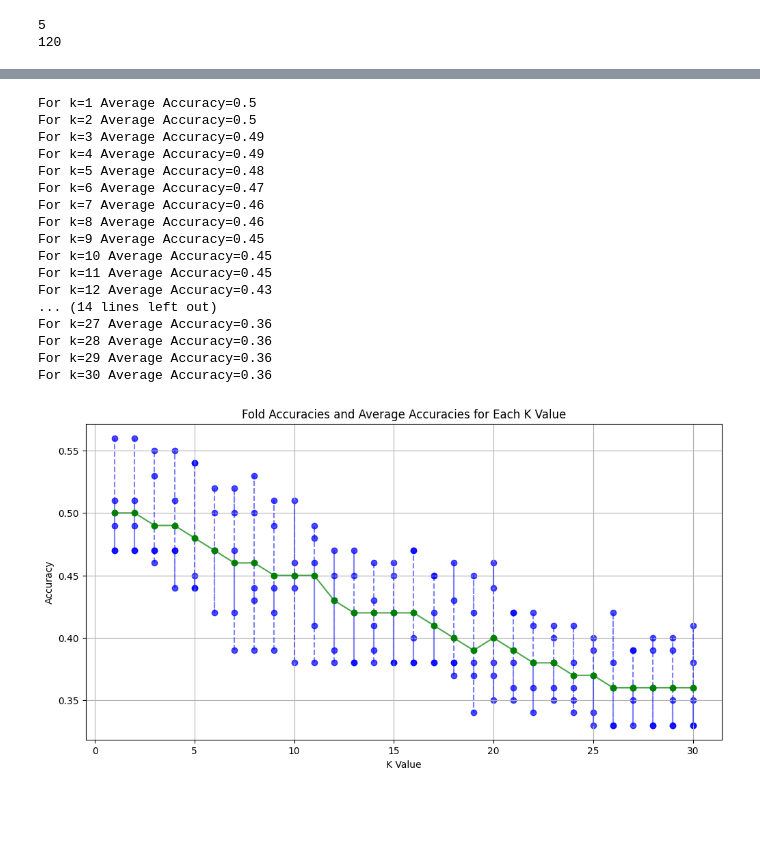
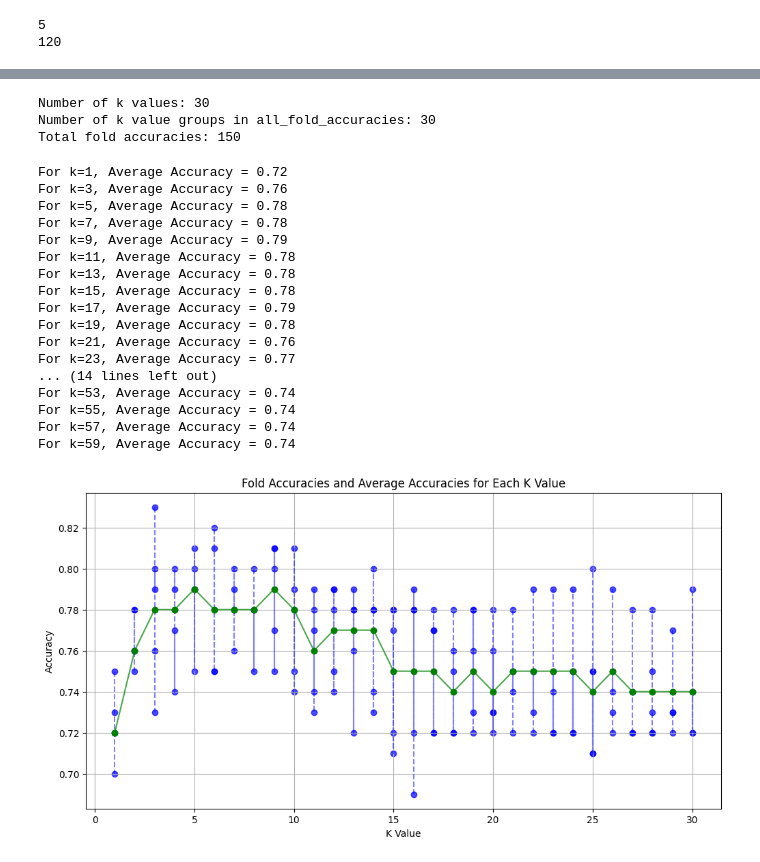
Before and after one commit to sajin-mahmud-arpon/CVPR, a Jupyter notebook: CrossValidationGraph.ipynb, the cells around one changed output, grey strips where cells are left out. Drawn from its saved outputs; the diff is of its cells as text; code cells hidden in the pictures; blank space fills up the shorter version.

```diff
--- a/CrossValidationGraph.ipynb
+++ b/CrossValidationGraph.ipynb
@@ -144,45 +140,56 @@ Total fold accuracies stored: 150
+# %%
+print("Number of k values:", len(average_accuracies))
+print("Number of k value groups in all_fold_accuracies:", len(all_fold_accuracies))
+print("Total fold accuracies:", sum(len(x) for x in all_fold_accuracies))
+# %% [output]
+Number of k values: 30
+Number of k value groups in all_fold_accuracies: 30
+Total fold accuracies: 150
 # %%
 average_accuracies = [round(num,2) for num in average_accuracies]
-fold_accuracies = [round(num,2) for num in fold_accuracies]
+all_fold_accuracies = [[round(num, 2) for num in fold] for fold in all_fold_accuracies]
 
-for k, average_accuracy in enumerate(average_accuracies, start=1):
-    print(f"For k={k} Average Accuracy={average_accuracy}")
+for idx, average_accuracy in enumerate(average_accuracies):
+    k_val = 1 + idx * 2  # Because you're using k from 1 to 30 with step of 2
+    print(f"For k={k_val}, Average Accuracy = {average_accuracy}")
 # %% [output]
-For k=1 Average Accuracy=0.5
-For k=2 Average Accuracy=0.5
-For k=3 Average Accuracy=0.49
-For k=4 Average Accuracy=0.49
-For k=5 Average Accuracy=0.48
-For k=6 Average Accuracy=0.47
-For k=7 Average Accuracy=0.46
-For k=8 Average Accuracy=0.46
-For k=9 Average Accuracy=0.45
-For k=10 Average Accuracy=0.45
-For k=11 Average Accuracy=0.45
-For k=12 Average Accuracy=0.43
+For k=1, Average Accuracy = 0.72
+For k=3, Average Accuracy = 0.76
+For k=5, Average Accuracy = 0.78
+For k=7, Average Accuracy = 0.78
+For k=9, Average Accuracy = 0.79
+For k=11, Average Accuracy = 0.78
+For k=13, Average Accuracy = 0.78
+For k=15, Average Accuracy = 0.78
+For k=17, Average Accuracy = 0.79
+For k=19, Average Accuracy = 0.78
+For k=21, Average Accuracy = 0.76
+For k=23, Average Accuracy = 0.77
 ... (14 lines left out)
-For k=27 Average Accuracy=0.36
-For k=28 Average Accuracy=0.36
-For k=29 Average Accuracy=0.36
-For k=30 Average Accuracy=0.36
+For k=53, Average Accuracy = 0.74
+For k=55, Average Accuracy = 0.74
+For k=57, Average Accuracy = 0.74
+For k=59, Average Accuracy = 0.74
+# %%
+flat_fold_accuracies = [acc for fold in all_fold_accuracies for acc in fold]
 # %%
 folds_per_k = 5
-num_k_values = 30
+num_k_values = len(average_accuracies)
 plt.figure(figsize=(12, 6))
 
 for k in range(num_k_values):
     start = k * folds_per_k
     end = start + folds_per_k
-    plt.scatter([k + 1] * folds_per_k, fold_accuracies[start:end], color='blue', alpha=0.7)
-    plt.plot([k + 1] * folds_per_k, fold_accuracies[start:end], linestyle='--', color='blue', alpha=0.5)
+    plt.scatter([k + 1] * folds_per_k, flat_fold_accuracies[start:end], color='blue', alpha=0.7)
+    plt.plot([k + 1] * folds_per_k, flat_fold_accuracies[start:end], linestyle='--', color='blue', alpha=0.5)
 
 plt.plot(range(1, num_k_values + 1), average_accuracies, color='green', marker='o', label='Average Accuracy', alpha=0.7)
 plt.scatter(range(1, num_k_values + 1), average_accuracies, color='green', zorder=10)
 
 plt.xlabel('K Value')
 plt.ylabel('Accuracy')
 plt.title('Fold Accuracies and Average Accuracies for Each K Value')
 plt.grid(True)
 plt.show()
 # %% [output]
-[figure, old version]
+[figure, new version]
```
Also changed, not shown: parts of 8 cells of this notebook.
